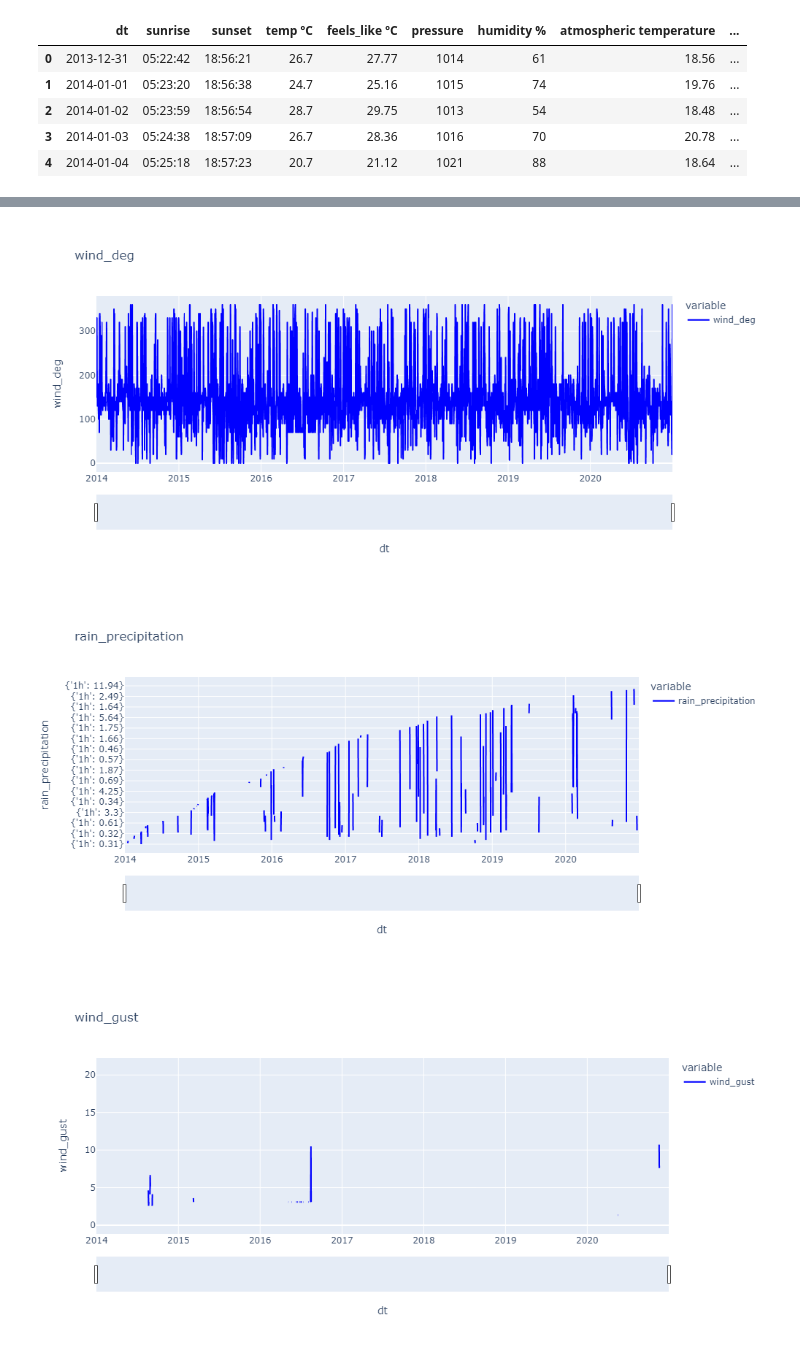
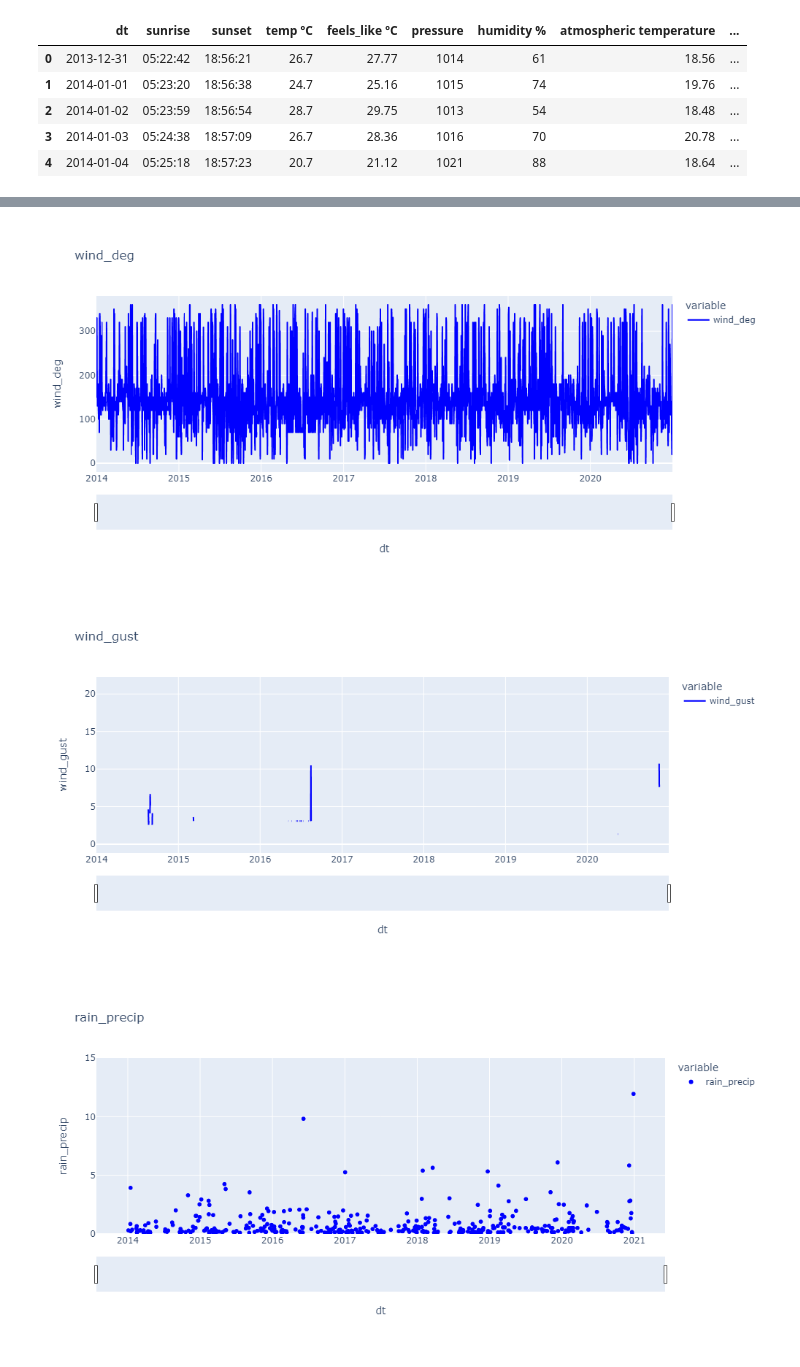
Before and after one commit to gutessitore/WeatherPrediction, a Jupyter notebook: EDA2.ipynb, the cells around one changed output, grey strips where cells are left out. Saved outputs shown, nothing was run; the diff lists cells and outputs as text; code cells hidden in the pictures.

```diff
--- a/EDA2.ipynb
+++ b/EDA2.ipynb
@@ -17,3 +17,24 @@ df.head()
 | 2 | 2014-01-02 | 05:23:59 | 18:56:54 | 28.7 | 29.75 | 1013 | 54 | 18.48 | ... |
 | 3 | 2014-01-03 | 05:24:38 | 18:57:09 | 26.7 | 28.36 | 1016 | 70 | 20.78 | ... |
 | 4 | 2014-01-04 | 05:25:18 | 18:57:23 | 20.7 | 21.12 | 1021 | 88 | 18.64 | ... |
+# %%
+#changing the rain_precipitation values using regex
+
+new_values = []
+
+for value in df['rain_precipitation']:
+    if pd.isnull(value) == True:
+        value = np.nan
+        new_values.append(value)
+    else:
+        value = re.sub("{'1h':", "", value)
+        value = re.sub(" ", "", value)
+        value = re.sub("}", "", value)
+        new_values.append(float(value))
+
+new_values
+
+#adding the new values using regex
+df = df.drop(['rain_precipitation'], axis=1)
+df['rain_precip'] = new_values
+df.head()
@@ -145,35 +139,51 @@ for column in columns:
 
         fig.update_xaxes(rangeslider_visible=True)
 
         fig.update_yaxes(range=[0, 100])
 
         fig.show(renderer = 'png')
         #fig.show() #---> run in interactive mode
 
+    elif column == 'rain_precip':
+        fig = px.scatter(df, x='dt', y=[column],
+                 title = column,
+                 color_discrete_sequence = ['blue'],
+                     height = 500, width = 1000)
+
+        fig.update_layout(yaxis_title = column)
+
+        fig.update_xaxes(rangeslider_visible=True)
+
+        fig.update_yaxes(range=[0, 15])
+
+        fig.show(renderer = 'png')
+        #fig.show() #---> run in interactive mode
+
+
     else:
         fig = px.line(df, x='dt', y=[column],
                             title = column,
                             color_discrete_sequence = ['blue'],
                      height = 500, width = 1000)
 
         fig.update_layout(yaxis_title = column)
 
         fig.update_xaxes(rangeslider_visible=True)
 
         fig.show(renderer = 'png')
         #fig.show() #---> run in interactive mode
 # %% [output]
 [figure]
 [figure]
 [figure]
 [figure]
 [figure]
 [figure]
 [figure]
 [figure]
 [figure]
-[figure, old version]
+[figure, new version]
-[figure, old version]
+[figure, new version]
 # %%
 #correlation
 
```
Also changed, not shown: parts of 5 cells of this notebook.
